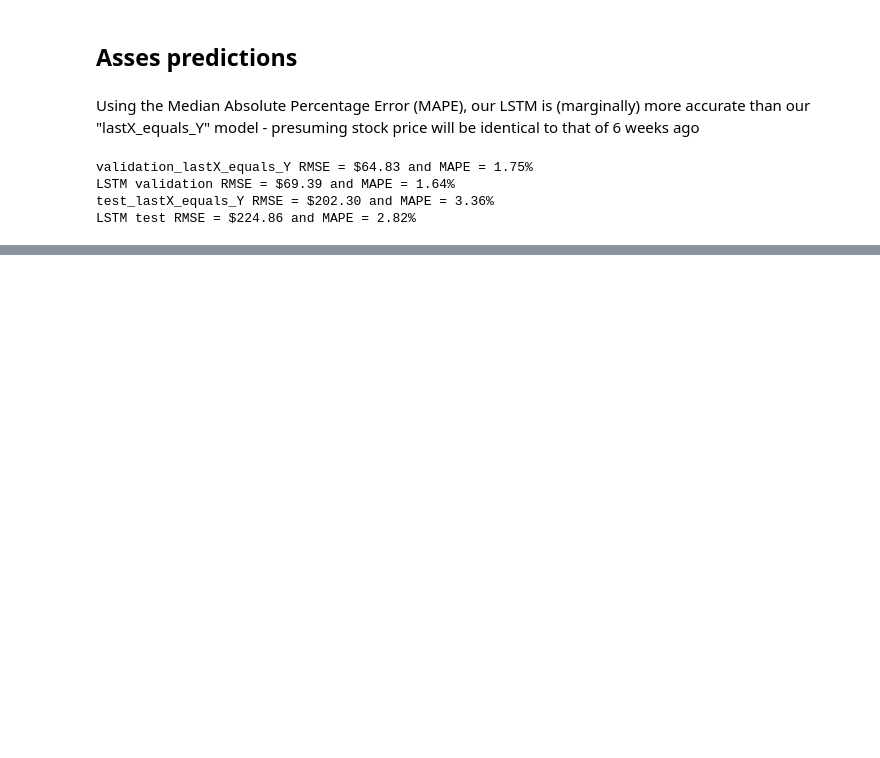
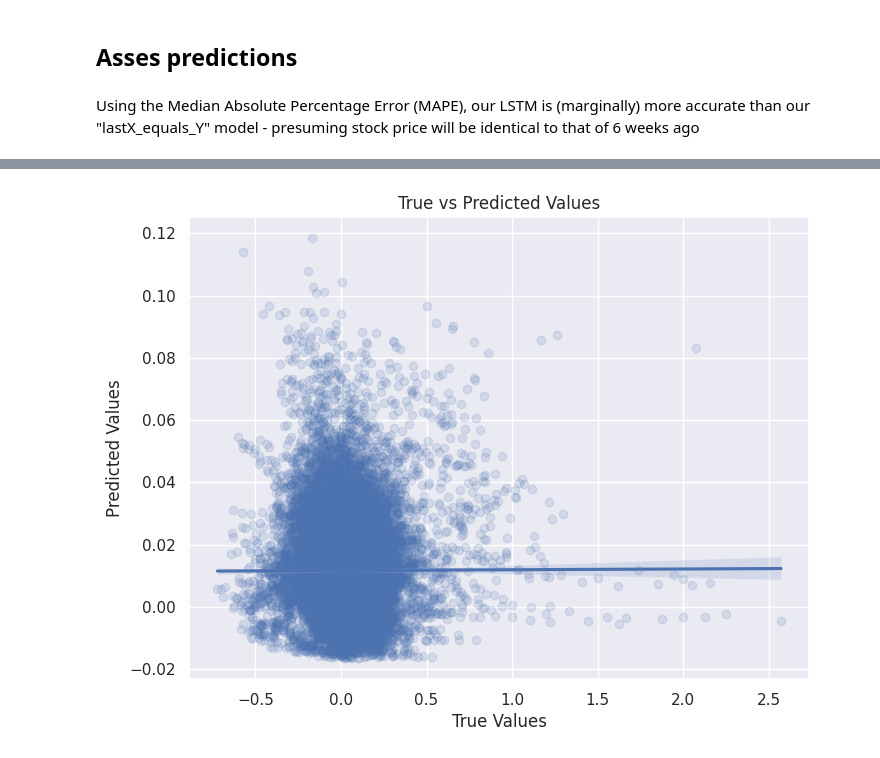
Before and after one commit to hpink97/ML_notebooks, a Jupyter notebook: 04_LSTM_stock_forecasting.ipynb, the cells around one changed output, grey strips where cells are left out. Saved outputs shown, nothing was run; the diff lists cells and outputs as text; code cells hidden in the pictures; blank space fills up the shorter version.

```diff
--- a/04_LSTM_stock_forecasting.ipynb
+++ b/04_LSTM_stock_forecasting.ipynb
@@ -296,12 +495,37 @@ def assess_predictions(y_true, y_pred, prefix):
+# %%
+from sklearn.metrics import mean_squared_error, mean_absolute_error, r2_score, classification_report
+
+def assess_predictions(model, y_true, prefix, results_df=None, plot=True):
+    y_pred = scaler_y.inverse_transform(model.predict(testX).reshape(-1, 1))
+
+    # Calculate evaluation metrics
+    rmse = np.sqrt(mean_squared_error(y_true, y_pred))
+    mae = mean_absolute_error(y_true, y_pred)
+    r2 = r2_score(y_true, y_pred)
+
+    # Append categorical predictions to the results DataFrame
+    df = pd.DataFrame({'Model': [prefix],
+                            'RMSE': [rmse],
+                            'MAE': [mae],
+                            'R-squared': [r2]})
+
+    # Concatenate results with inputted DataFrame if provided
+    if results_df is not None:
+        df = pd.concat([df, results_df], ignore_index=True)
+
+    # Create scatter plot
+    if plot:
+        plt.figure(figsize=(8, 6))
+        sns.regplot(x=y_true, y=y_pred, scatter_kws={'alpha': 0.15})
+        plt.xlabel('True Values')
+        plt.ylabel('Predicted Values')
+        plt.title('True vs Predicted Values')
+        plt.show()
+
+    # Return results DataFrame and modified inputted DataFrame
+    return df
 # %% [markdown]
 Using the Median Absolute Percentage Error (MAPE), our LSTM is (marginally) more accurate than our "lastX_equals_Y" model - presuming stock price will be identical to that of 6 weeks ago
-# %%
-print(assess_predictions(validY, validation_lastX_equals_Y, 'validation_lastX_equals_Y'))
-print(assess_predictions(validY, validationPredict, 'LSTM validation'))
-print(assess_predictions(testY, test_lastX_equals_Y, 'test_lastX_equals_Y'))
-print(assess_predictions(testY, testPredict, 'LSTM test'))
-# %% [output]
-validation_lastX_equals_Y RMSE = $64.83 and MAPE = 1.75%
-LSTM validation RMSE = $69.39 and MAPE = 1.64%
-test_lastX_equals_Y RMSE = $202.30 and MAPE = 3.36%
-LSTM test RMSE = $224.86 and MAPE = 2.82%
+# %%
+results = assess_predictions(lstm, testY_unscaled, 'simple LSTM model', results_df=pd.DataFrame())
+# %% [output]
@@ -307,0 +533 @@ LSTM test RMSE = $224.86 and MAPE = 2.82%
+[figure, added]
```
Also changed, not shown: parts of 40 cells of this notebook.
